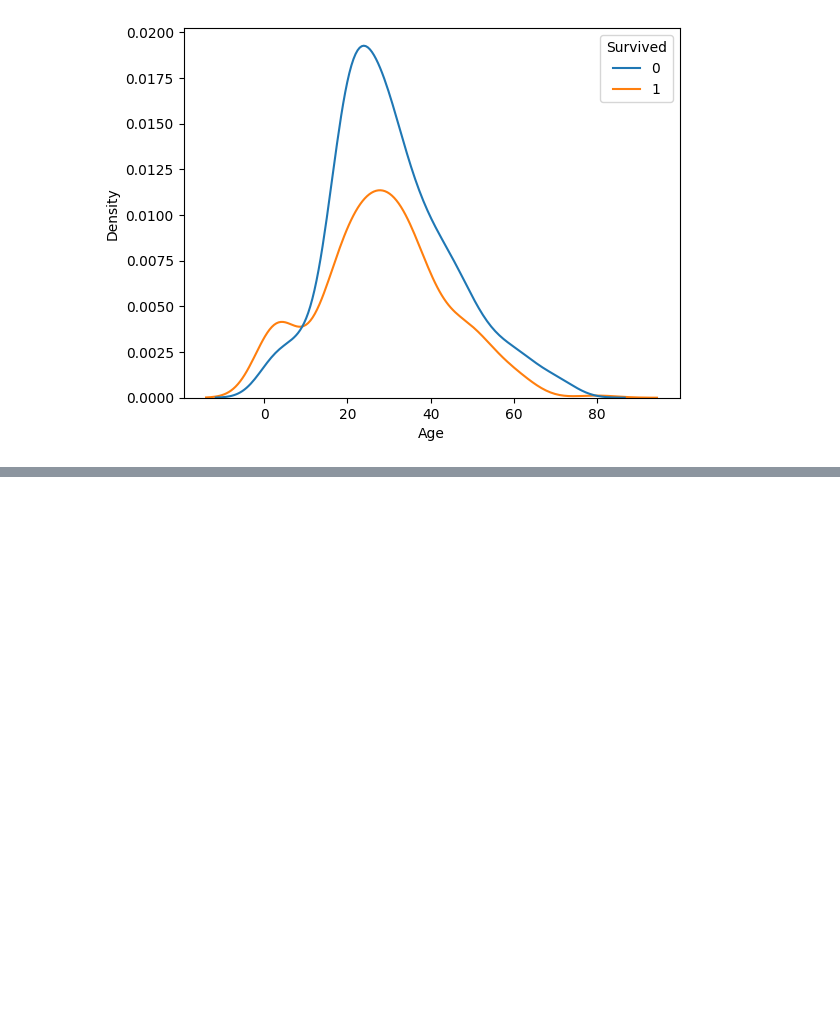
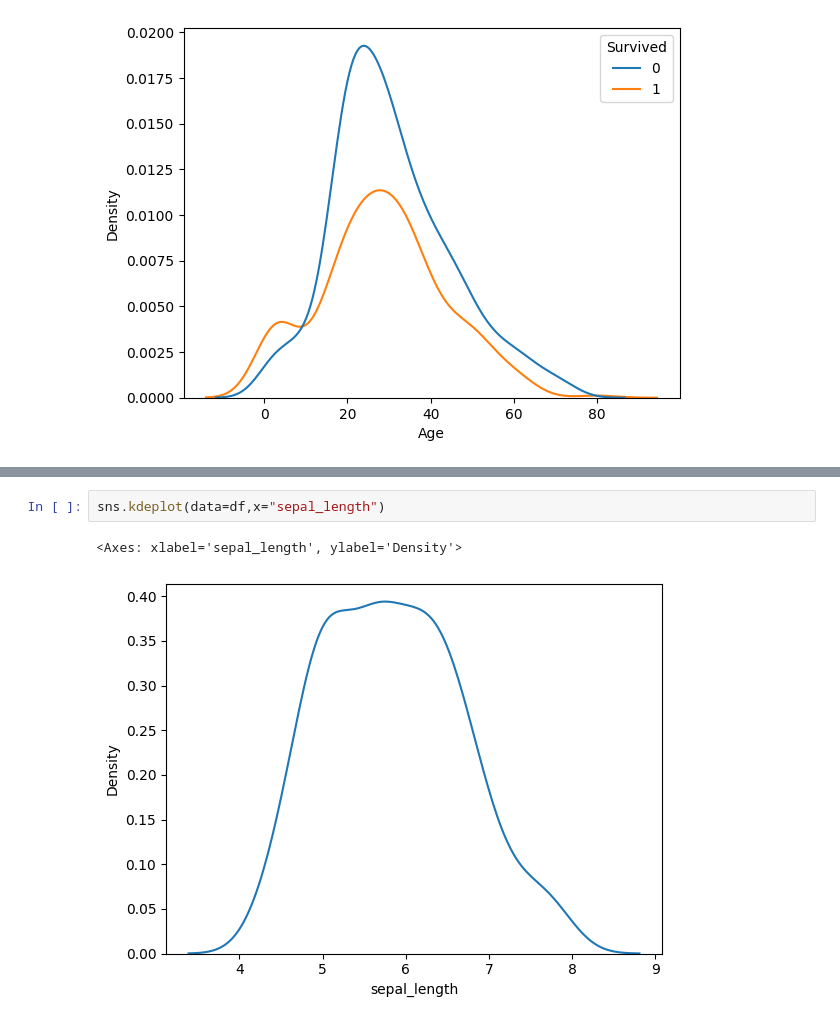
Before and after one commit to VrajDarji/Maths-for-ml-ds, a Jupyter notebook: Probability-distribution.ipynb, the cells around one changed output, grey strips where cells are left out. Drawn from its saved outputs; the diff is of its cells as text; blank space fills up the shorter version.

```diff
--- a/Probability-distribution.ipynb
+++ b/Probability-distribution.ipynb
@@ -355,0 +371,5 @@ sns.kdeplot(data=titanic,x='Age',hue='Survived')
+# %%
+sns.kdeplot(data=df,x="sepal_length")
+# %% [output]
+<Axes: xlabel='sepal_length', ylabel='Density'>
+[figure, added]
```
Also changed, not shown: parts of 28 cells of this notebook, 2 other files.
